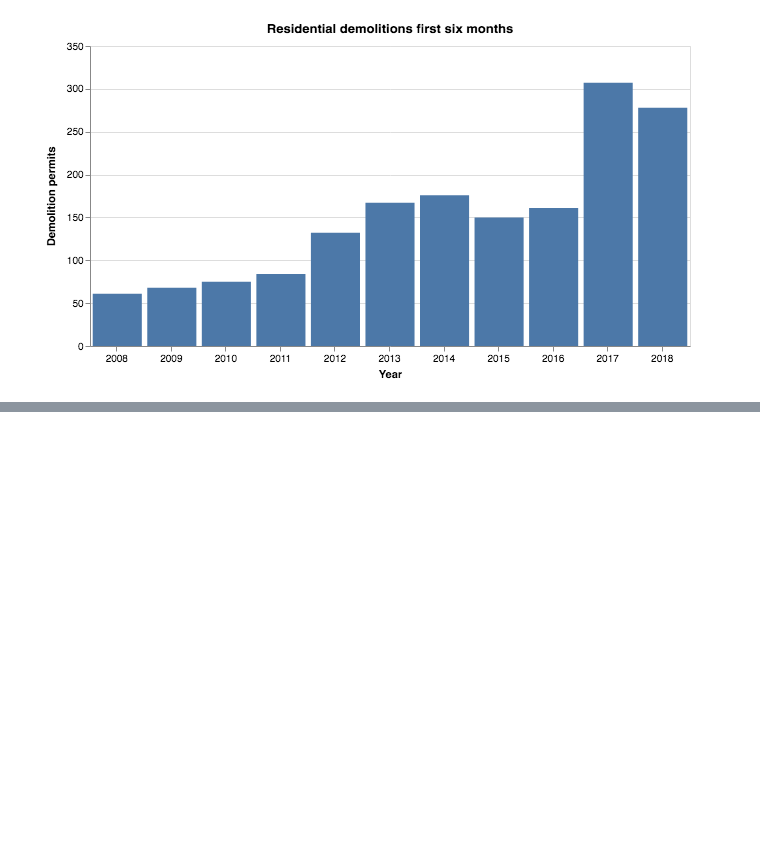
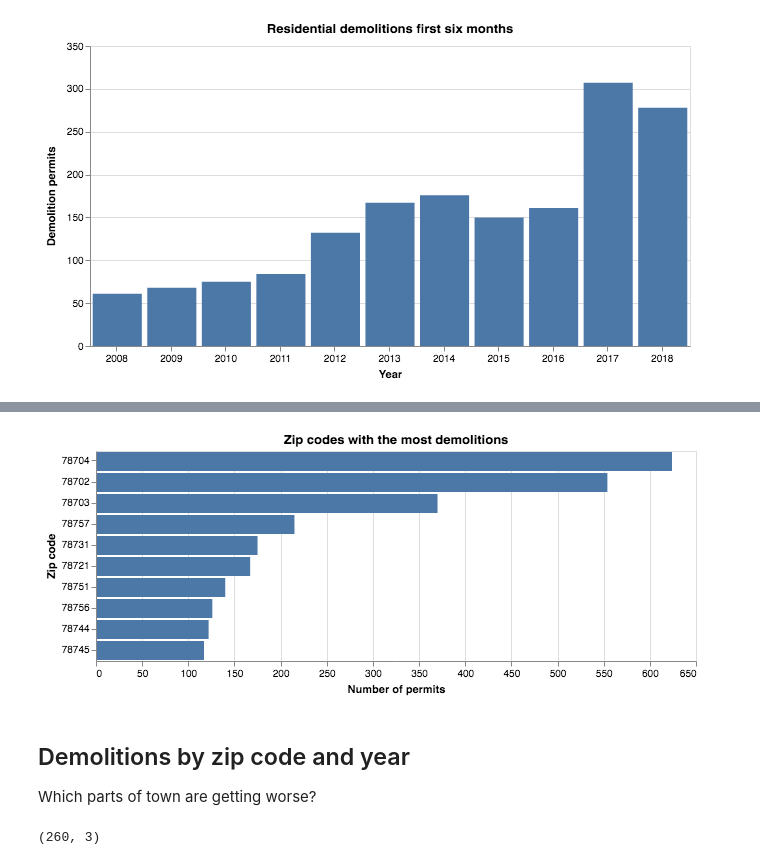
Before and after one commit to swkasica/demolitions, a Jupyter notebook: notebooks/02_Analysis_Full_demos.ipynb, the cells around one changed output, grey strips where cells are left out. Drawn from its saved outputs; the diff is of its cells as text; code cells hidden in the pictures; blank space fills up the shorter version.

```diff
--- a/notebooks/02_Analysis_Full_demos.ipynb
+++ b/notebooks/02_Analysis_Full_demos.ipynb
@@ -106,0 +133,5 @@ alt.Chart(six_months_data.reset_index(), title="Residential demolitions first si
+# %%
+# make a datafram with counts of permits by zip code
+demos_by_zip = demolitions.OriginalZip.value_counts().reset_index()
+demos_by_zip.columns = ['Zip', 'Count']
+demos_by_zip.head()
@@ -106,0 +145,28 @@ alt.Chart(six_months_data.reset_index(), title="Residential demolitions first si
+# %%
+alt.Chart(demos_by_zip.head(10), title="Zip codes with the most demolitions").mark_bar().encode(
+    x=alt.X("Count:Q",
+            axis=alt.Axis(title="Number of permits")),
+    y=alt.Y("Zip:O",
+            # this is the sorting magic
+            sort=alt.SortField(field="Count", order="descending", op="sum"),
+            axis=alt.Axis(title="Zip code")),
+).properties(width=600)
+# %% [output]
+[figure, added]
+# %% [markdown]
+## Demolitions by zip code and year
+
+Which parts of town are getting worse?
+# %%
+# Filter out 2018 because it is a partial year
+before_2018 = demolitions[demolitions['CalendarYearIssued'] != '2018']
+
+# build a dataframe of yr, zip
+demos_yr_zip = before_2018.groupby(['CalendarYearIssued','OriginalZip']).agg(dict(
+    PermitNum='count'
+)).reset_index()
+demos_yr_zip.columns = ['Year', 'Zip', 'Count']
+demos_yr_zip.shape
+# demos_yr_zip.head()
+# %% [output]
+(260, 3)
```
Also changed, not shown: parts of 15 cells of this notebook.
